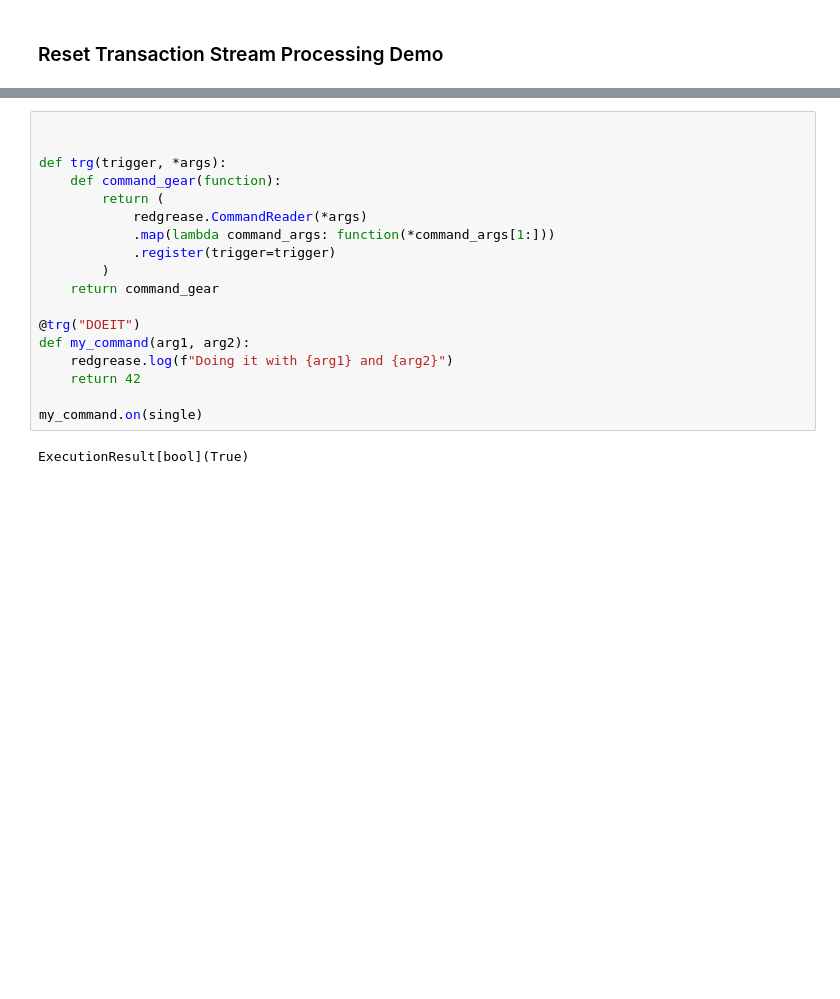
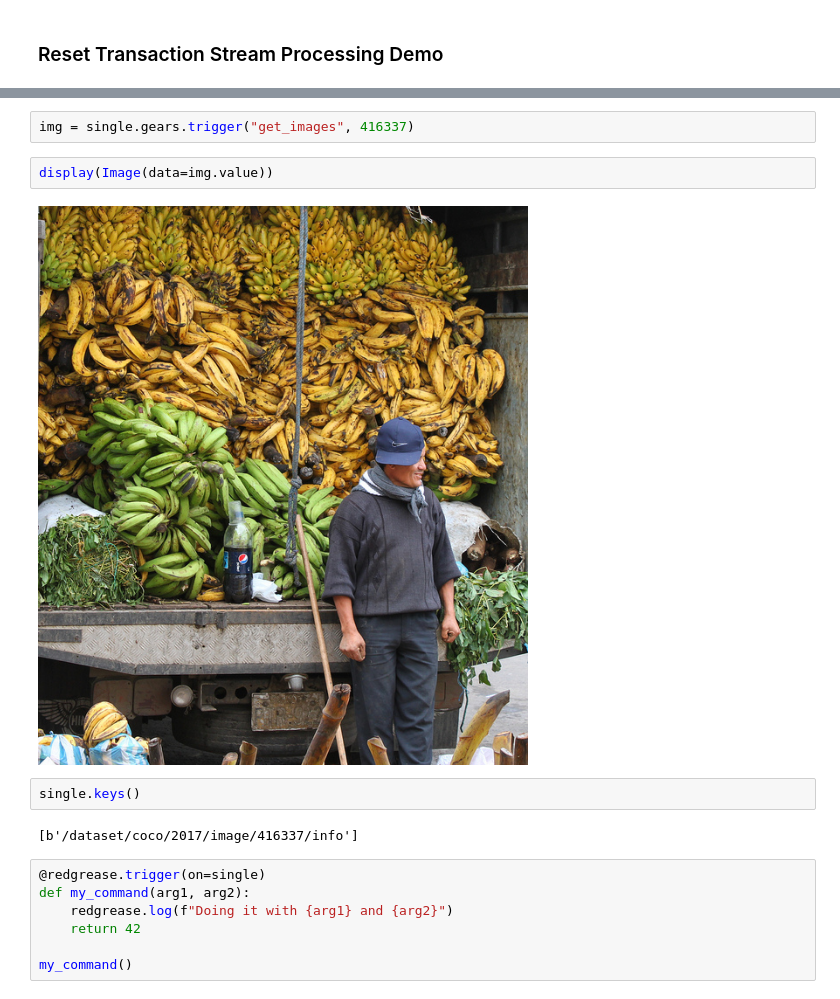
Before and after one commit to lyngon/redgrease, a Jupyter notebook: examples/redisconf2021_demo_v4.ipynb, the cells around one changed output, grey strips where cells are left out. Drawn from its saved outputs; the diff is of its cells as text; blank space fills up the shorter version.

```diff
--- a/examples/redisconf2021_demo_v4.ipynb
+++ b/examples/redisconf2021_demo_v4.ipynb
@@ -844,22 +982,19 @@ single.keys()
+# %%
+img = single.gears.trigger("get_images", 416337)
+# %%
+display(Image(data=img.value))
+# %% [output]
+[figure, added]
+# %%
+single.keys()
+# %% [output]
+[b'/dataset/coco/2017/image/416337/info']
 # %%
-
-
-def trg(trigger, *args):
-    def command_gear(function):
-        return (
-            redgrease.CommandReader(*args)
-            .map(lambda command_args: function(*command_args[1:]))
-            .register(trigger=trigger)
-        )
-    return command_gear
-
-@trg("DOEIT")
+@redgrease.trigger(on=single)
 def my_command(arg1, arg2):
     redgrease.log(f"Doing it with {arg1} and {arg2}")
     return 42
 
-my_command.on(single)
+my_command()
-# %% [output]
-ExecutionResult[bool](True)
 # %%
 single.gears.trigger("DOEIT", "Blah", 213)
```
Also changed, not shown: parts of 49 cells of this notebook.
